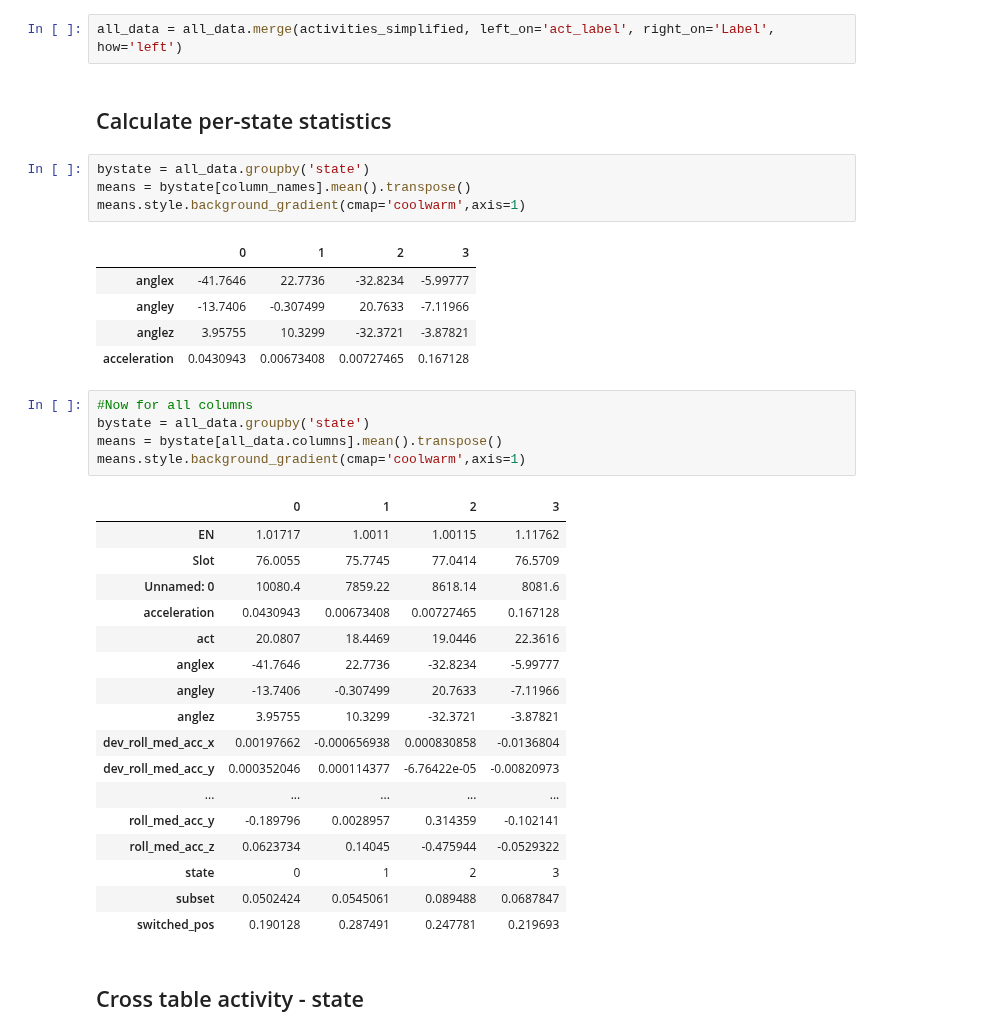
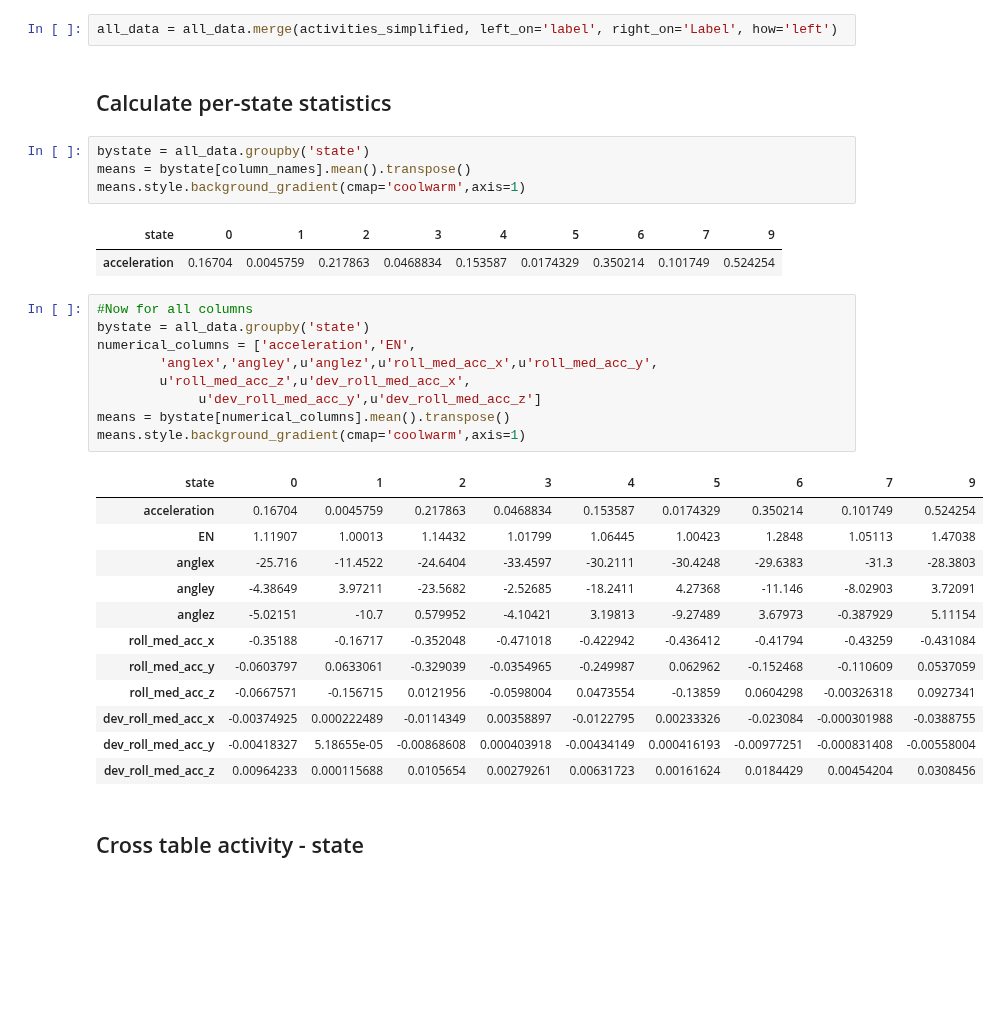
Before and after one commit to wadpac/hsmm4acc, a Jupyter notebook: notebooks/workflow/2_AnalyseResults.ipynb, the cells around one changed output. Saved outputs shown, nothing was run; the diff lists cells and outputs as text; blank space fills up the shorter version.

```diff
--- a/notebooks/workflow/2_AnalyseResults.ipynb
+++ b/notebooks/workflow/2_AnalyseResults.ipynb
@@ -57,5 +74,5 @@ activities_simplified.head()
 # %%
-all_data = all_data.merge(activities_simplified, left_on='act_label', right_on='Label', how='left')
+all_data = all_data.merge(activities_simplified, left_on='label', right_on='Label', how='left')
 # %% [markdown]
 ## Calculate per-state statistics
 # %%
@@ -63,34 +80,30 @@ bystate = all_data.groupby('state')
 means = bystate[column_names].mean().transpose()
 means.style.background_gradient(cmap='coolwarm',axis=1)
 # %% [output]
-|  | 0 | 1 | 2 | 3 |
-| anglex | -41.7646 | 22.7736 | -32.8234 | -5.99777 |
-| angley | -13.7406 | -0.307499 | 20.7633 | -7.11966 |
-| anglez | 3.95755 | 10.3299 | -32.3721 | -3.87821 |
-| acceleration | 0.0430943 | 0.00673408 | 0.00727465 | 0.167128 |
+| state | 0 | 1 | 2 | 3 | 4 | 5 | 6 | 7 | 9 |
+| acceleration | 0.16704 | 0.0045759 | 0.217863 | 0.0468834 | 0.153587 | 0.0174329 | 0.350214 | 0.101749 | 0.524254 |
 # %%
 #Now for all columns
 bystate = all_data.groupby('state')
-means = bystate[all_data.columns].mean().transpose()
+numerical_columns = ['acceleration','EN',
+        'anglex','angley',u'anglez',u'roll_med_acc_x',u'roll_med_acc_y',
+        u'roll_med_acc_z',u'dev_roll_med_acc_x',
+             u'dev_roll_med_acc_y',u'dev_roll_med_acc_z']
+means = bystate[numerical_columns].mean().transpose()
 means.style.background_gradient(cmap='coolwarm',axis=1)
 # %% [output]
-|  | 0 | 1 | 2 | 3 |
-| EN | 1.01717 | 1.0011 | 1.00115 | 1.11762 |
-| Slot | 76.0055 | 75.7745 | 77.0414 | 76.5709 |
-| Unnamed: 0 | 10080.4 | 7859.22 | 8618.14 | 8081.6 |
-| acceleration | 0.0430943 | 0.00673408 | 0.00727465 | 0.167128 |
-| act | 20.0807 | 18.4469 | 19.0446 | 22.3616 |
-| anglex | -41.7646 | 22.7736 | -32.8234 | -5.99777 |
-| angley | -13.7406 | -0.307499 | 20.7633 | -7.11966 |
-| anglez | 3.95755 | 10.3299 | -32.3721 | -3.87821 |
-| dev_roll_med_acc_x | 0.00197662 | -0.000656938 | 0.000830858 | -0.0136804 |
-| dev_roll_med_acc_y | 0.000352046 | 0.000114377 | -6.76422e-05 | -0.00820973 |
-| ... | ... | ... | ... | ... |
-| roll_med_acc_y | -0.189796 | 0.0028957 | 0.314359 | -0.102141 |
-| roll_med_acc_z | 0.0623734 | 0.14045 | -0.475944 | -0.0529322 |
-| state | 0 | 1 | 2 | 3 |
-| subset | 0.0502424 | 0.0545061 | 0.089488 | 0.0687847 |
-| switched_pos | 0.190128 | 0.287491 | 0.247781 | 0.219693 |
+| state | 0 | 1 | 2 | 3 | 4 | 5 | 6 | 7 | 9 |
+| acceleration | 0.16704 | 0.0045759 | 0.217863 | 0.0468834 | 0.153587 | 0.0174329 | 0.350214 | 0.101749 | 0.524254 |
+| EN | 1.11907 | 1.00013 | 1.14432 | 1.01799 | 1.06445 | 1.00423 | 1.2848 | 1.05113 | 1.47038 |
+| anglex | -25.716 | -11.4522 | -24.6404 | -33.4597 | -30.2111 | -30.4248 | -29.6383 | -31.3 | -28.3803 |
+| angley | -4.38649 | 3.97211 | -23.5682 | -2.52685 | -18.2411 | 4.27368 | -11.146 | -8.02903 | 3.72091 |
+| anglez | -5.02151 | -10.7 | 0.579952 | -4.10421 | 3.19813 | -9.27489 | 3.67973 | -0.387929 | 5.11154 |
+| roll_med_acc_x | -0.35188 | -0.16717 | -0.352048 | -0.471018 | -0.422942 | -0.436412 | -0.41794 | -0.43259 | -0.431084 |
+| roll_med_acc_y | -0.0603797 | 0.0633061 | -0.329039 | -0.0354965 | -0.249987 | 0.062962 | -0.152468 | -0.110609 | 0.0537059 |
+| roll_med_acc_z | -0.0667571 | -0.156715 | 0.0121956 | -0.0598004 | 0.0473554 | -0.13859 | 0.0604298 | -0.00326318 | 0.0927341 |
+| dev_roll_med_acc_x | -0.00374925 | 0.000222489 | -0.0114349 | 0.00358897 | -0.0122795 | 0.00233326 | -0.023084 | -0.000301988 | -0.0388755 |
+| dev_roll_med_acc_y | -0.00418327 | 5.18655e-05 | -0.00868608 | 0.000403918 | -0.00434149 | 0.000416193 | -0.00977251 | -0.000831408 | -0.00558004 |
+| dev_roll_med_acc_z | 0.00964233 | 0.000115688 | 0.0105654 | 0.00279261 | 0.00631723 | 0.00161624 | 0.0184429 | 0.00454204 | 0.0308456 |
 # %% [markdown]
 ## Cross table activity - state
 # %% [markdown]
```
Also changed, not shown: parts of 15 cells of this notebook, 4 other files.
